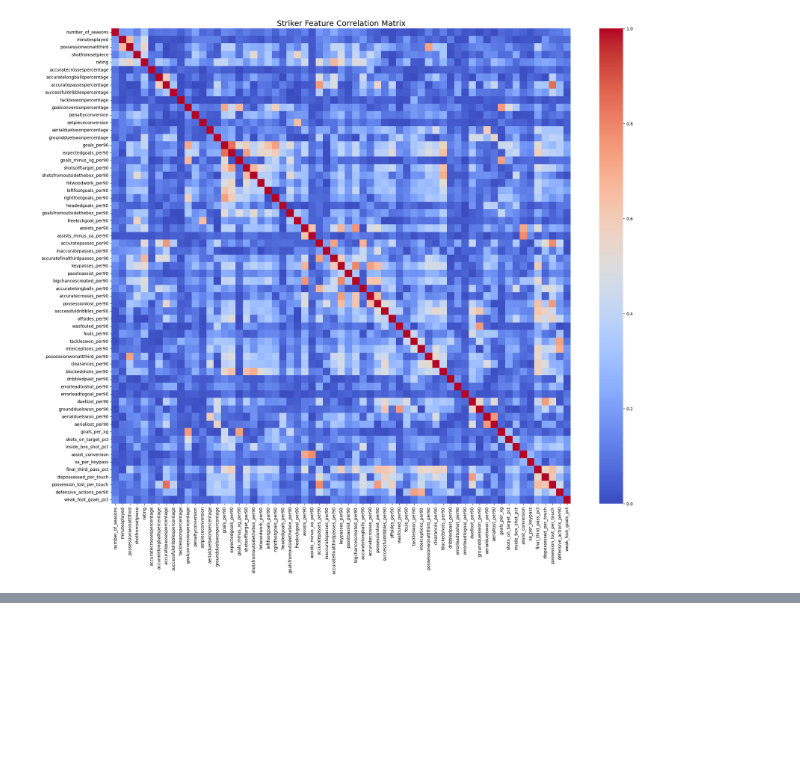
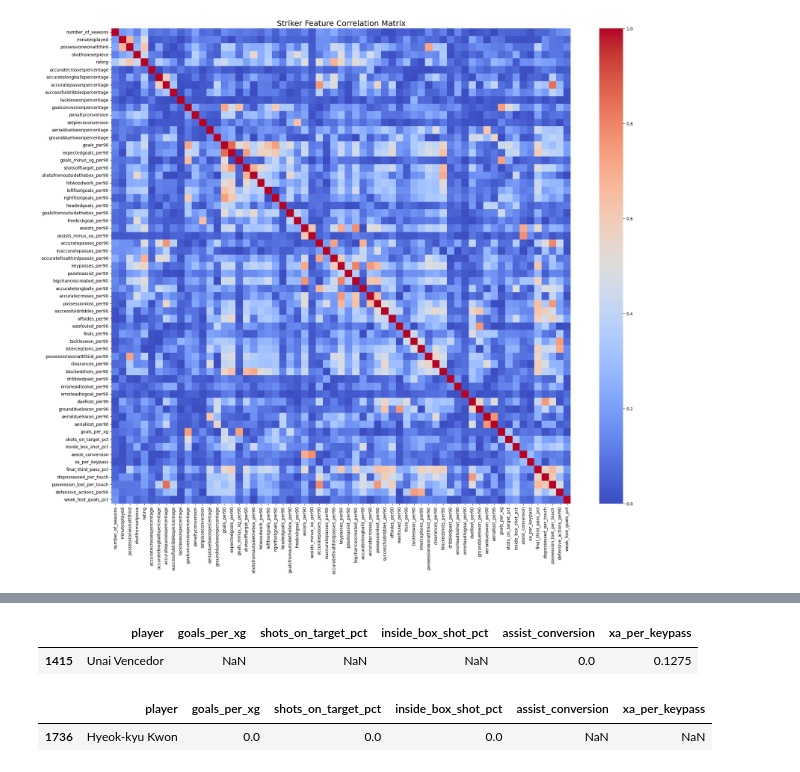
Before and after one commit to vibhash2006/Football-Project, a Jupyter notebook: notebooks/data_exploration/3_year/Midfielder_Exploration_3Year.ipynb, the cells around one changed output, grey strips where cells are left out. Cells and saved outputs as stored; diff of their text form; code cells hidden in the pictures; blank space fills up the shorter version.

```diff
--- a/notebooks/data_exploration/3_year/Midfielder_Exploration_3Year.ipynb
+++ b/notebooks/data_exploration/3_year/Midfielder_Exploration_3Year.ipynb
@@ -154,0 +180,12 @@ fig.show()
+# %%
+df['weak_foot_goals_pct'] = df['weak_foot_goals_pct'].fillna(0)
+# %%
+df[df['goals_per_xg'].isna()==True][['player','goals_per_xg','shots_on_target_pct','inside_box_shot_pct','assist_conversion','xa_per_keypass']]
+# %% [output]
+|  | player | goals_per_xg | shots_on_target_pct | inside_box_shot_pct | assist_conversion | xa_per_keypass |
+| 1415 | Unai Vencedor | NaN | NaN | NaN | 0.0 | 0.1275 |
+# %%
+df[df['assist_conversion'].isna()==True][['player','goals_per_xg','shots_on_target_pct','inside_box_shot_pct','assist_conversion','xa_per_keypass']]
+# %% [output]
+|  | player | goals_per_xg | shots_on_target_pct | inside_box_shot_pct | assist_conversion | xa_per_keypass |
+| 1736 | Hyeok-kyu Kwon | 0.0 | 0.0 | 0.0 | NaN | NaN |
```
Also changed, not shown: parts of 9 cells of this notebook, 1 other file.
